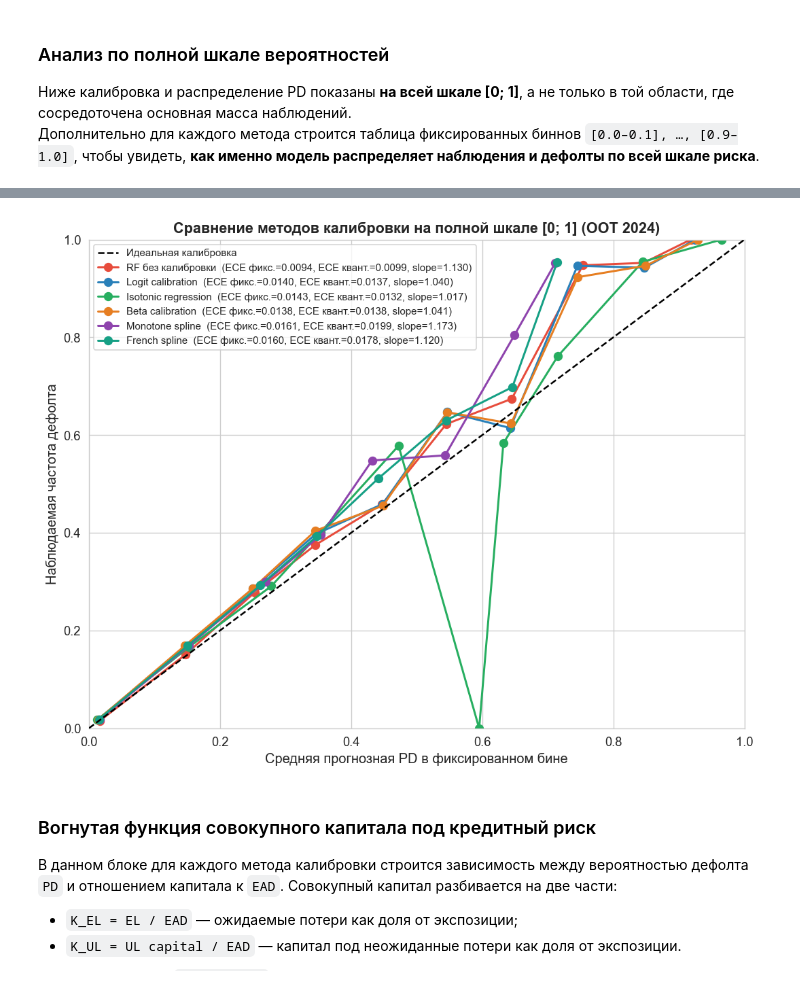
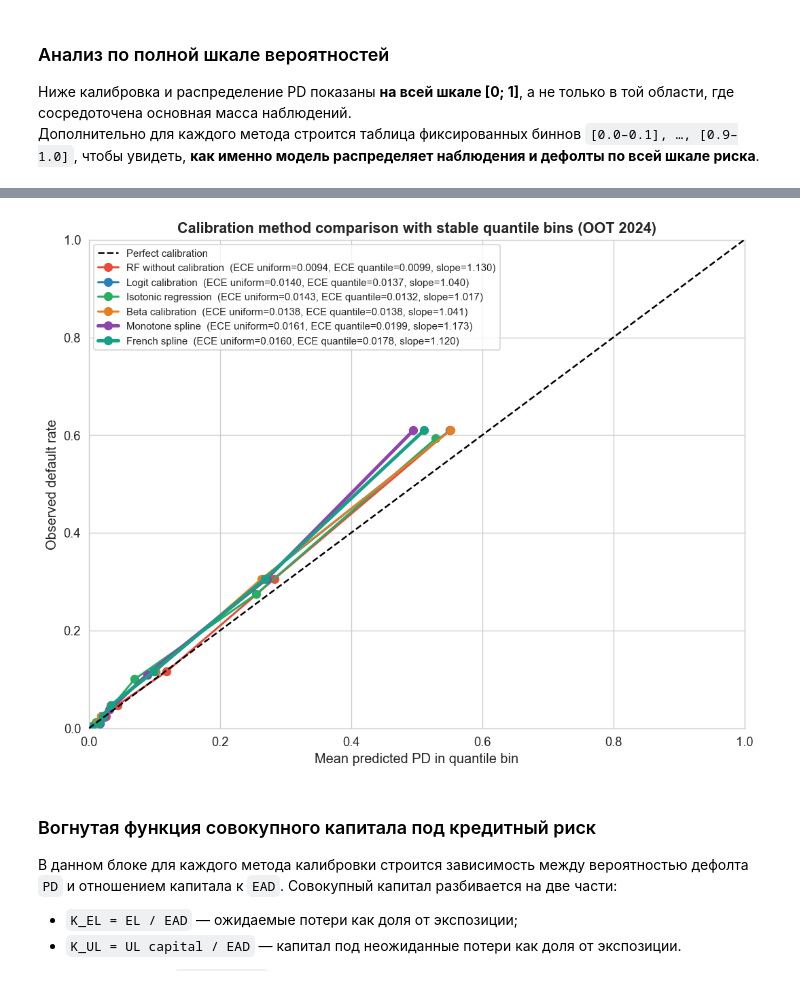
Before and after one commit to ddudenko275-boop/ColebrationTedo, a Jupyter notebook: notebooks/pd_calibration.ipynb, the cells around one changed output, grey strips where cells are left out. Saved outputs shown, nothing was run; the diff lists cells and outputs as text; code cells hidden in the pictures.

Commit message:
Stabilize reliability calibration plots

```diff
--- a/notebooks/pd_calibration.ipynb
+++ b/notebooks/pd_calibration.ipynb
@@ -2147,24 +2188,31 @@ RF без калибровки
 # %%
 fig, ax = plt.subplots(figsize=(9, 7))
-ax.plot([0, 1], [0, 1], "k--", lw=1.5, label="Идеальная калибровка", zorder=5)
+ax.plot([0, 1], [0, 1], "k--", lw=1.5, label="Perfect calibration", zorder=5)
 
 for (name, probs), color in zip(all_methods.items(), COLORS):
-    mean_pred, frac_pos = get_calibration_curve(y_test.values, probs, n_bins=10, strategy="uniform")
+    curve_table = calibration_bin_table(
+        y_test.values,
+        probs,
+        n_bins=10,
+        strategy="quantile",
+        min_count=MIN_RELIABILITY_BIN_N,
+    )
+    plot_table = curve_table.loc[~curve_table["is_sparse"]].copy()
     m = summary_metrics(y_test.values, probs)
-    lw = 3.0 if "сплайн" in name.lower() else 1.8
-    label = f"{name}  (ECE фикс.={m['ece_uniform']:.4f}, ECE квант.={m['ece_quantile']:.4f}, slope={m['cal_slope']:.3f})"
-    ax.plot(mean_pred, frac_pos, "o-", color=color, lw=lw, ms=7, label=label)
+    lw = 3.0 if "spline" in name.lower() else 1.8
+    label = f"{name}  (ECE uniform={m['ece_uniform']:.4f}, ECE quantile={m['ece_quantile']:.4f}, slope={m['cal_slope']:.3f})"
+    ax.plot(plot_table["avg_pd"], plot_table["default_rate"], "o-", color=color, lw=lw, ms=7, label=label)
 
 ax.set_xlim(0, 1)
 ax.set_ylim(0, 1)
-ax.set_xlabel("Средняя прогнозная PD в фиксированном бине", fontsize=12)
-ax.set_ylabel("Наблюдаемая частота дефолта", fontsize=12)
-ax.set_title("Сравнение методов калибровки на полной шкале [0; 1] (OOT 2024)", fontsize=13, fontweight="bold")
+ax.set_xlabel("Mean predicted PD in quantile bin", fontsize=12)
+ax.set_ylabel("Observed default rate", fontsize=12)
+ax.set_title("Calibration method comparison with stable quantile bins (OOT 2024)", fontsize=13, fontweight="bold")
 ax.legend(loc="upper left", fontsize=9)
 plt.tight_layout()
 plt.show()
 # %% [output]
-[figure, old version]
+[figure, new version]
 # %% [markdown]
 ### Вогнутая функция совокупного капитала под кредитный риск
 
```
Also changed, not shown: parts of 4 cells of this notebook, 2 other files.
